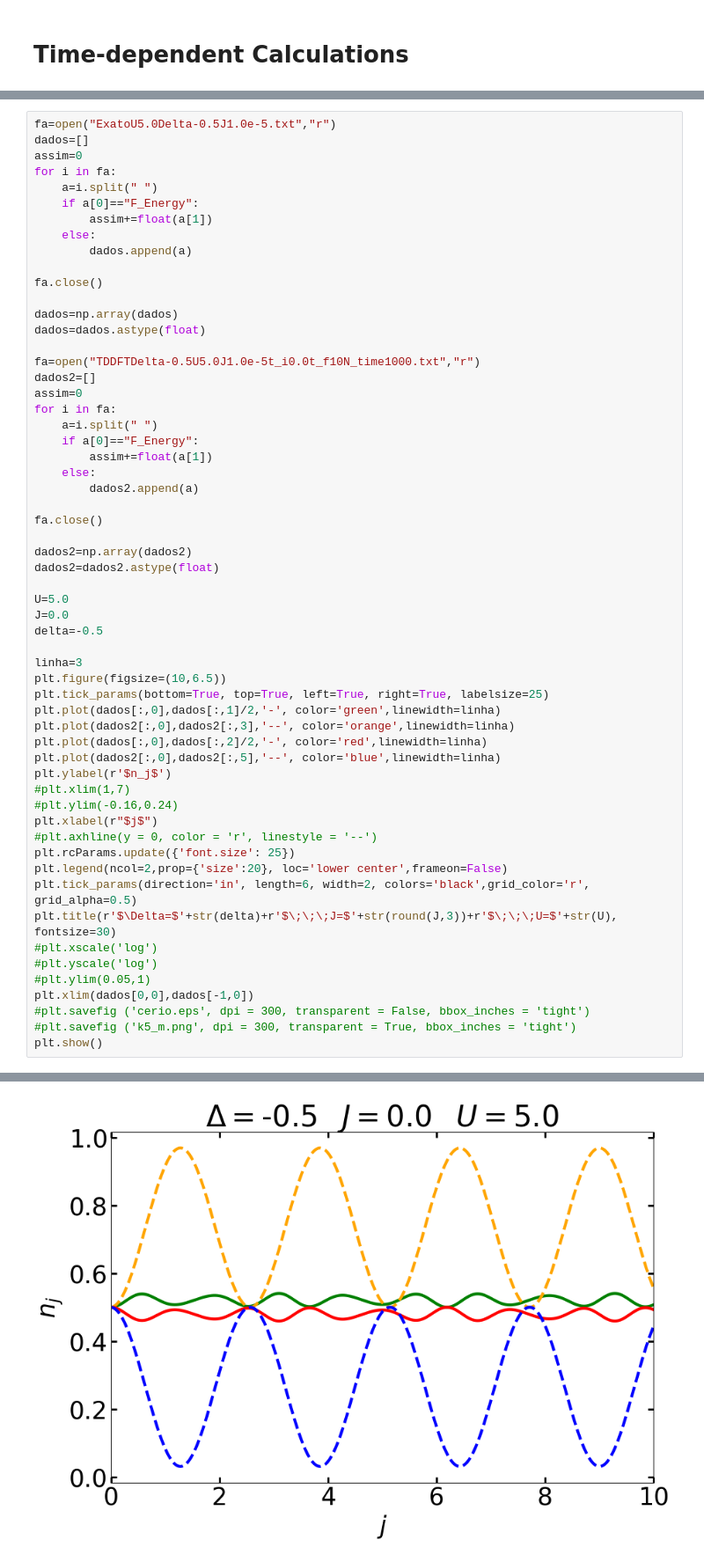
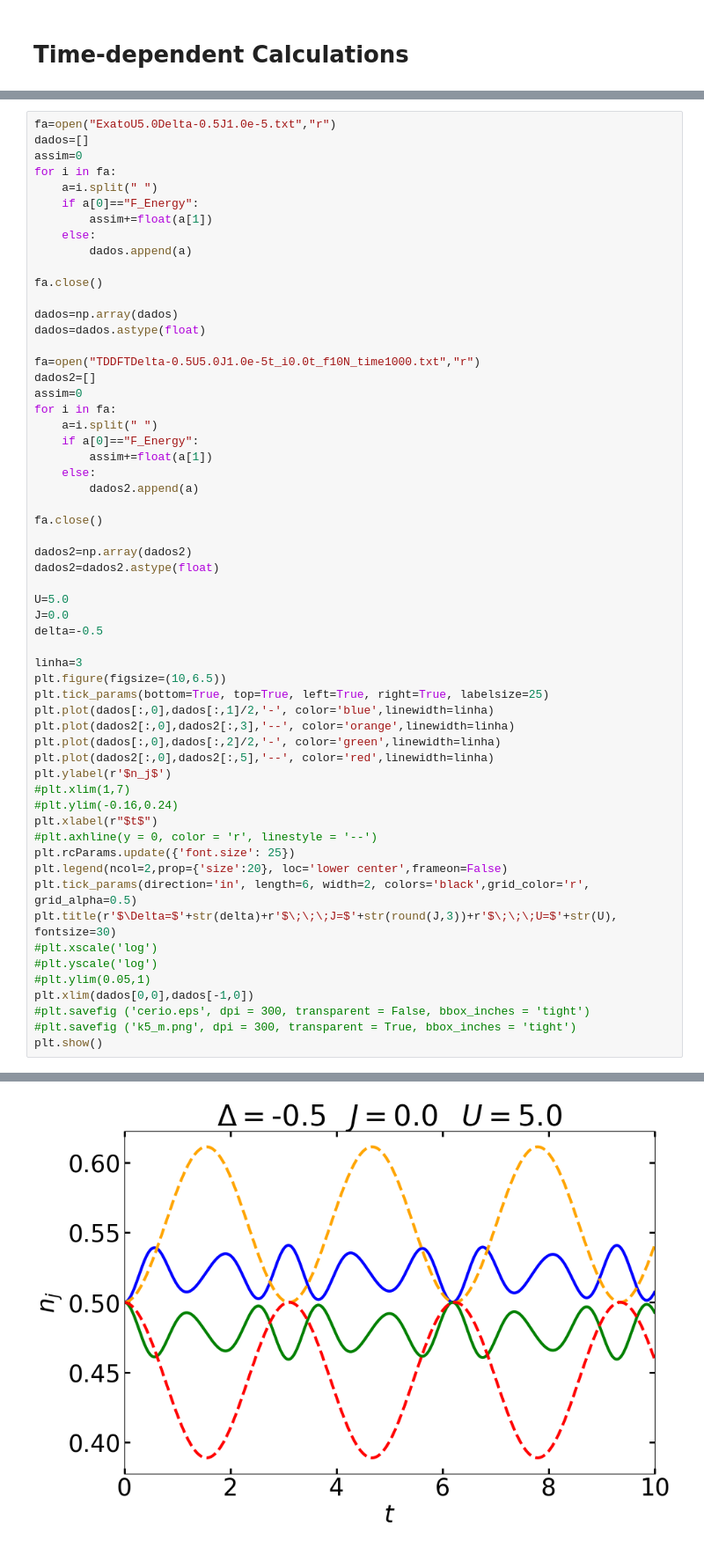
Before and after one commit to FelipePicoli/Hubbard-Model---DFT-and-TD-DFT, a Jupyter notebook: Graph.ipynb, the cells around one changed output, grey strips where cells are left out. Shown at 88% size. Cells and saved outputs as stored; diff of their text form.

```diff
--- a/Graph.ipynb
+++ b/Graph.ipynb
@@ -354,38 +354,38 @@ for i in fa:
 fa.close()
 
 dados2=np.array(dados2)
 dados2=dados2.astype(float)
 
 U=5.0
 J=0.0
 delta=-0.5
 
 linha=3
 plt.figure(figsize=(10,6.5))
 plt.tick_params(bottom=True, top=True, left=True, right=True, labelsize=25)
-plt.plot(dados[:,0],dados[:,1]/2,'-', color='green',linewidth=linha)
+plt.plot(dados[:,0],dados[:,1]/2,'-', color='blue',linewidth=linha)
 plt.plot(dados2[:,0],dados2[:,3],'--', color='orange',linewidth=linha)
-plt.plot(dados[:,0],dados[:,2]/2,'-', color='red',linewidth=linha)
-plt.plot(dados2[:,0],dados2[:,5],'--', color='blue',linewidth=linha)
+plt.plot(dados[:,0],dados[:,2]/2,'-', color='green',linewidth=linha)
+plt.plot(dados2[:,0],dados2[:,5],'--', color='red',linewidth=linha)
 plt.ylabel(r'$n_j$')
 #plt.xlim(1,7)
 #plt.ylim(-0.16,0.24)
-plt.xlabel(r"$j$")
+plt.xlabel(r"$t$")
 #plt.axhline(y = 0, color = 'r', linestyle = '--')
 plt.rcParams.update({'font.size': 25})
 plt.legend(ncol=2,prop={'size':20}, loc='lower center',frameon=False)
 plt.tick_params(direction='in', length=6, width=2, colors='black',grid_color='r', grid_alpha=0.5)
 plt.title(r'$\Delta=$'+str(delta)+r'$\;\;\;J=$'+str(round(J,3))+r'$\;\;\;U=$'+str(U), fontsize=30)
 #plt.xscale('log')
 #plt.yscale('log')
 #plt.ylim(0.05,1)
 plt.xlim(dados[0,0],dados[-1,0])
 #plt.savefig ('cerio.eps', dpi = 300, transparent = False, bbox_inches = 'tight')
 #plt.savefig ('k5_m.png', dpi = 300, transparent = True, bbox_inches = 'tight')
 plt.show()
 # %% [output]
 No artists with labels found to put in legend.  Note that artists whose label start with an underscore are ignored when legend() is called with no argument.
-[figure, old version]
+[figure, new version]
 # %%
 fa=open("ExatoU0.0Delta-0.5J5.0.txt","r")
 dados=[]
```
Also changed, not shown: parts of 16 cells of this notebook, 11 other files.
